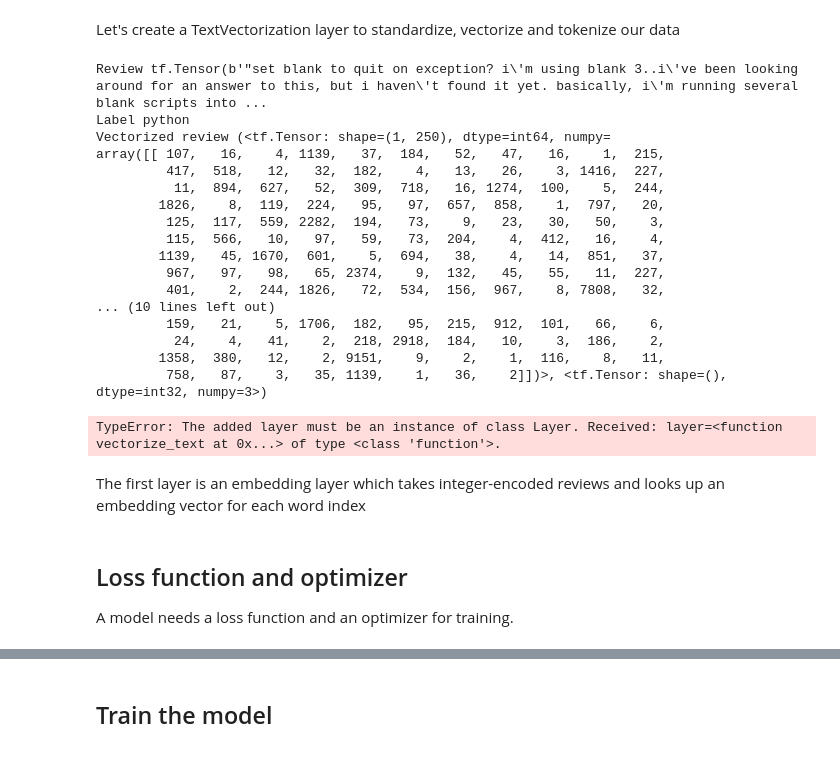
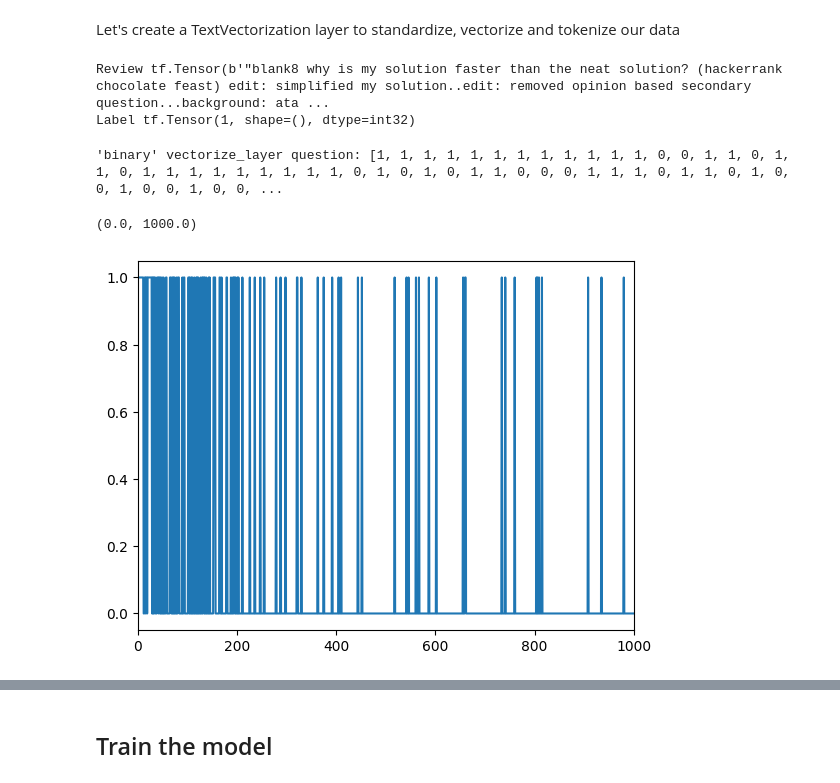
Before and after one commit to Ayikanying-ux/multi_class_classification_on_stack_overflow_questions, a Jupyter notebook: multi_class_classification.ipynb, the cells around one changed output, grey strips where cells are left out. Cells and saved outputs as stored; diff of their text form; code cells hidden in the pictures.

```diff
--- a/multi_class_classification.ipynb
+++ b/multi_class_classification.ipynb
@@ -135,4 +140,11 @@ train_val = train_val.cache().prefetch(buffer_size=tf.data.AUTOTUNE)
 test_ds = test_ds.cache().prefetch(buffer_size=tf.data.AUTOTUNE)
 # %% [markdown]
 Let's create a TextVectorization layer to standardize, vectorize and tokenize our data
+# %%
+VOCAB_SIZE = 10000
+
+binary_vectorize_layer = TextVectorization(
+    max_tokens=VOCAB_SIZE,
+    output_mode='binary'
+)
 # %%
@@ -151,29 +162,9 @@ vectorize_layer.adapt(train_text)
 # %%
-def vectorize_text(text, label):
-  text = tf.expand_dims(text, -1)
-  return vectorize_layer(text), label
-
 # retrieve a batch (of 32 reviews and labels) from the dataset
 text_batch, label_batch = next(iter(train_ds))
-first_review, first_label = text_batch[0], label_batch[0]
-print("Review", first_review)
-print("Label", train_ds.class_names[first_label])
-print("Vectorized review", vectorize_text(first_review, first_label))
+first_question, first_label = text_batch[0], label_batch[0]
+print("Review", first_question)
+print("Label", first_label)
 # %% [output]
-Review tf.Tensor(b'"set blank to quit on exception? i\'m using blank 3..i\'ve been looking around for an answer to this, but i haven\'t found it yet. basically, i\'m running several blank scripts into ...
-Label python
-Vectorized review (<tf.Tensor: shape=(1, 250), dtype=int64, numpy=
-array([[ 107,   16,    4, 1139,   37,  184,   52,   47,   16,    1,  215,
-         417,  518,   12,   32,  182,    4,   13,   26,    3, 1416,  227,
-          11,  894,  627,   52,  309,  718,   16, 1274,  100,    5,  244,
-        1826,    8,  119,  224,   95,   97,  657,  858,    1,  797,   20,
-         125,  117,  559, 2282,  194,   73,    9,   23,   30,   50,    3,
-         115,  566,   10,   97,   59,   73,  204,    4,  412,   16,    4,
-        1139,   45, 1670,  601,    5,  694,   38,    4,   14,  851,   37,
-         967,   97,   98,   65, 2374,    9,  132,   45,   55,   11,  227,
-         401,    2,  244, 1826,   72,  534,  156,  967,    8, 7808,   32,
-... (10 lines left out)
-         159,   21,    5, 1706,  182,   95,  215,  912,  101,   66,    6,
-          24,    4,   41,    2,  218, 2918,  184,   10,    3,  186,    2,
-        1358,  380,   12,    2, 9151,    9,    2,    1,  116,    8,   11,
-         758,   87,    3,   35, 1139,    1,   36,    2]])>, <tf.Tensor: shape=(), dtype=int32, numpy=3>)
+Review tf.Tensor(b'"blank8 why is my solution faster than the neat solution? (hackerrank chocolate feast) edit: simplified my solution..edit: removed opinion based secondary question...background: ata ...
+Label tf.Tensor(1, shape=(), dtype=int32)
@@ -190,18 +170,0 @@ test_ds = test_ds.cache().prefetch(buffer_size=AUTOTUNE)
-# %%
-binary_model = tf.keras.Sequential([
-    vectorize_text,
-    layers.Dense(4)])
-
-binary_model.compile(
-    loss=losses.SparseCategoricalCrossentropy(from_logits=True),
-    optimizer='adam',
-    metrics=['accuracy'])
-
-tf.keras.utils.plot_model(binary_model, show_shapes=True)
-# %% [output]
-TypeError: The added layer must be an instance of class Layer. Received: layer=<function vectorize_text at 0x...> of type <class 'function'>.
-# %% [markdown]
-The first layer is an embedding layer which takes integer-encoded reviews and looks up an embedding vector for each word index
-# %% [markdown]
-## Loss function and optimizer
-A model needs a loss function and an optimizer for training.
@@ -211,0 +171,9 @@ model.compile(loss=tf.keras.losses.SparseCategoricalCrossentropy(from_logits=Tru
+# %%
+print("'binary' vectorize_layer question:",
+      list(binary_vectorize_layer(first_question).numpy()))
+plt.plot(binary_vectorize_layer(first_question).numpy())
+plt.xlim(0, 1000)
+# %% [output]
+'binary' vectorize_layer question: [1, 1, 1, 1, 1, 1, 1, 1, 1, 1, 1, 1, 0, 0, 1, 1, 0, 1, 1, 0, 1, 1, 1, 1, 1, 1, 1, 1, 1, 0, 1, 0, 1, 0, 1, 1, 0, 0, 0, 1, 1, 1, 0, 1, 1, 0, 1, 0, 0, 1, 0, 0, 1, 0, 0, ...
+(0.0, 1000.0)
+[figure, added]
```
Also changed, not shown: parts of 25 cells of this notebook.
